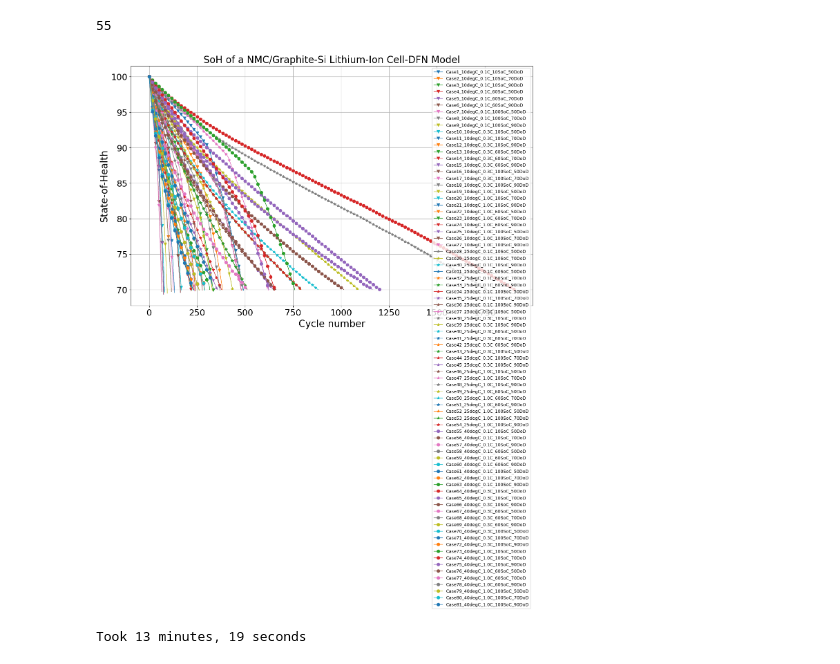
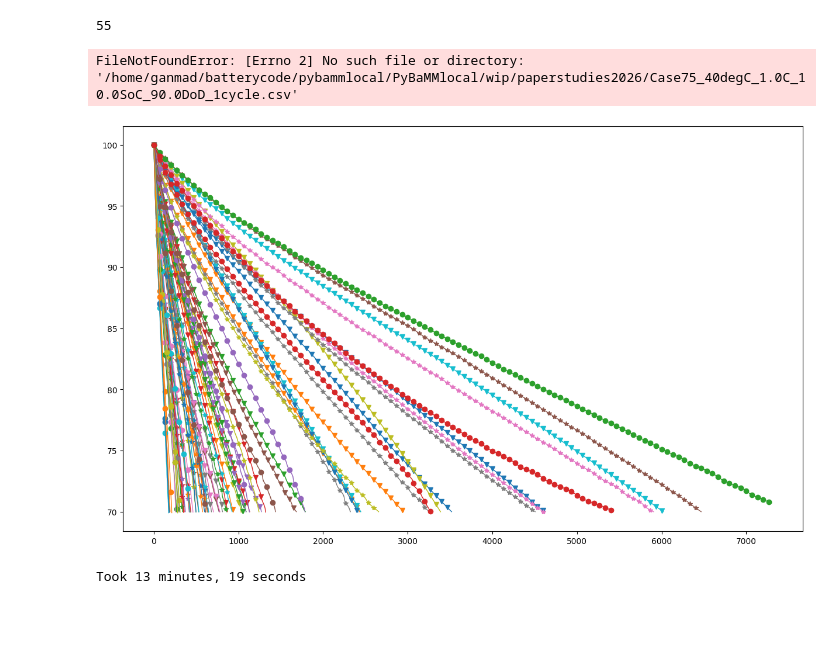
Before and after one commit to ganmadche/PyBaMMlocal, a Jupyter notebook: wip/paperKneedfn2026_cyclingStudies_datatuned.ipynb, the cells around one changed output. Cells and saved outputs as stored; diff of their text form; code cells hidden in the pictures; blank space fills up the shorter version.

Commit message:
tested the data tuned parameters for my cycle conditions- not sastisfied with trends- too gentle and not practicle long cycle life

```diff
--- a/wip/paperKneedfn2026_cyclingStudies_datatuned.ipynb
+++ b/wip/paperKneedfn2026_cyclingStudies_datatuned.ipynb
@@ -133,7 +133,7 @@ atol = 1e-6
 rtol = 1e-6
 cycles_per_day = 1
 days_per_year = 365 #365
-years_for_sim = 8
+years_for_sim = 20
 termination_capacity = 70
 time_per_cycle = 24/cycles_per_day #in hours
 soc_upper_cutoff = 1
@@ -151,7 +151,7 @@ experiment_list = []
 no_steps_list = []
 ifcond_cycle_list = []
 
-for n in range(1):
+for n in range(81):
     tempC_case = df["Temperature"][n]
     simcase = df["Case"][n]
     dod_case = df["DoD"][n]*0.01
@@ -301,40 +301,41 @@ for m in range(27):#,29,31,33,35,37,39,43,45,47,49,51,53,59,65,67,69,71,77,81]:
     soc_case = df3["SoC"][n]*0.01
     crate = df3["C_rate"][n]
     df4 = pd.read_csv(f"{current_directory}/paperstudies2026/Case{simcase}_{tempC_case}degC_{crate}C_{soc_case*100}SoC_{dod_case*100}DoD_{cycles_per_day}cycle.csv")
-    plt.plot(df4["Days"], df4["Capacity Retention"]*100,marker='v', markevery=50,linewidth=1, label =f"Case{simcase}_{tempC_case}degC_{crate}C_{int(soc_case*100)}SoC_{int(dod_case*100)}DoD")
+    plt.plot(df4["Days"], df4["Capacity Retention"]*100,marker='v', markevery=200,linewidth=1, label =f"Case{simcase}_{tempC_case}degC_{crate}C_{int(soc_case*100)}SoC_{int(dod_case*100)}DoD")
 
 for m in range(27,54):   #range(27,54):#: #range(5): #(54, 81)
     n = m
     tempC_case = df3["Temperature"][n]
     simcase = df3["Case"][n]
     dod_case = df3["DoD"][n]*0.01
     soc_case = df3["SoC"][n]*0.01
     crate = df3["C_rate"][n]
     df4 = pd.read_csv(f"{current_directory}/paperstudies2026/Case{simcase}_{tempC_case}degC_{crate}C_{soc_case*100}SoC_{dod_case*100}DoD_{cycles_per_day}cycle.csv")
-    plt.plot(df4["Days"], df4["Capacity Retention"]*100,marker='*', markevery=50,linewidth=1, label =f"Case{simcase}_{tempC_case}degC_{crate}C_{int(soc_case*100)}SoC_{int(dod_case*100)}DoD")
+    plt.plot(df4["Days"], df4["Capacity Retention"]*100,marker='*', markevery=200,linewidth=1, label =f"Case{simcase}_{tempC_case}degC_{crate}C_{int(soc_case*100)}SoC_{int(dod_case*100)}DoD")
 
 for m in range(54,81): #range(27,54):#: #range(5): #
     n = m
     tempC_case = df3["Temperature"][n]
     simcase = df3["Case"][n]
     dod_case = df3["DoD"][n]*0.01
     soc_case = df3["SoC"][n]*0.01
     crate = df3["C_rate"][n]
     df4 = pd.read_csv(f"{current_directory}/paperstudies2026/Case{simcase}_{tempC_case}degC_{crate}C_{soc_case*100}SoC_{dod_case*100}DoD_{cycles_per_day}cycle.csv")
-    plt.plot(df4["Days"], df4["Capacity Retention"]*100,marker='o', markevery=50,linewidth=1, label =f"Case{simcase}_{tempC_case}degC_{crate}C_{int(soc_case*100)}SoC_{int(dod_case*100)}DoD")
+    plt.plot(df4["Days"], df4["Capacity Retention"]*100,marker='o', markevery=200,linewidth=1, label =f"Case{simcase}_{tempC_case}degC_{crate}C_{int(soc_case*100)}SoC_{int(dod_case*100)}DoD")
 
 plt.xlabel('Cycle number',fontsize=20)
 plt.ylabel('State-of-Health',fontsize=20)
 plt.title('SoH of a NMC/Graphite-Si Lithium-Ion Cell-DFN Model',fontsize=20)
 #plt.ylim([70, 102])
 #plt.xlim([-50, 1000])
 plt.legend(fontsize=9)
 plt.xticks(fontsize=18)
 plt.yticks(fontsize=18)
 plt.grid(True)
 plt.show()
 # %% [output]
+FileNotFoundError: [Errno 2] No such file or directory: '/home/ganmad/batterycode/pybammlocal/PyBaMMlocal/wip/paperstudies2026/Case75_40degC_1.0C_10.0SoC_90.0DoD_1cycle.csv'
-[figure, old version]
+[figure, new version]
 # %%
 #sim1.plot()
 #sol1.save("DFN_300cyl_fail-sol.pkl")
```
Also changed, not shown: parts of 2 cells of this notebook.
